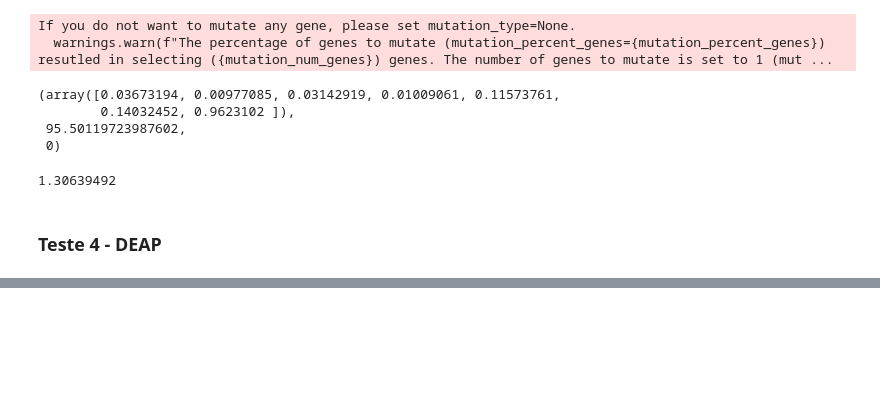
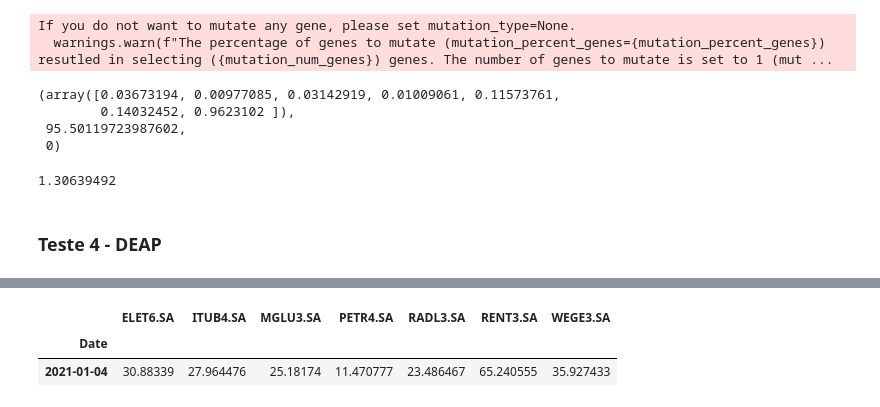
Before and after one commit to Gust4242/Fraud-Detection-With-Python, a Jupyter notebook: Atividade 3 - Gustavo.ipynb, the cells around one changed output, grey strips where cells are left out. Cells and saved outputs as stored; diff of their text form; code cells hidden in the pictures; blank space fills up the shorter version.

```diff
--- a/Atividade 3 - Gustavo.ipynb
+++ b/Atividade 3 - Gustavo.ipynb
@@ -171,0 +258,6 @@ toolbox.register("select", tools.selTournament, tournsize=3)
+# %%
+data.head(1)
+# %% [output]
+|  | ELET6.SA | ITUB4.SA | MGLU3.SA | PETR4.SA | RADL3.SA | RENT3.SA | WEGE3.SA |
+| Date |  |  |  |  |  |  |  |
+| 2021-01-04 | 30.88339 | 27.964476 | 25.18174 | 11.470777 | 23.486467 | 65.240555 | 35.927433 |
```
Also changed, not shown: parts of 20 cells of this notebook.
